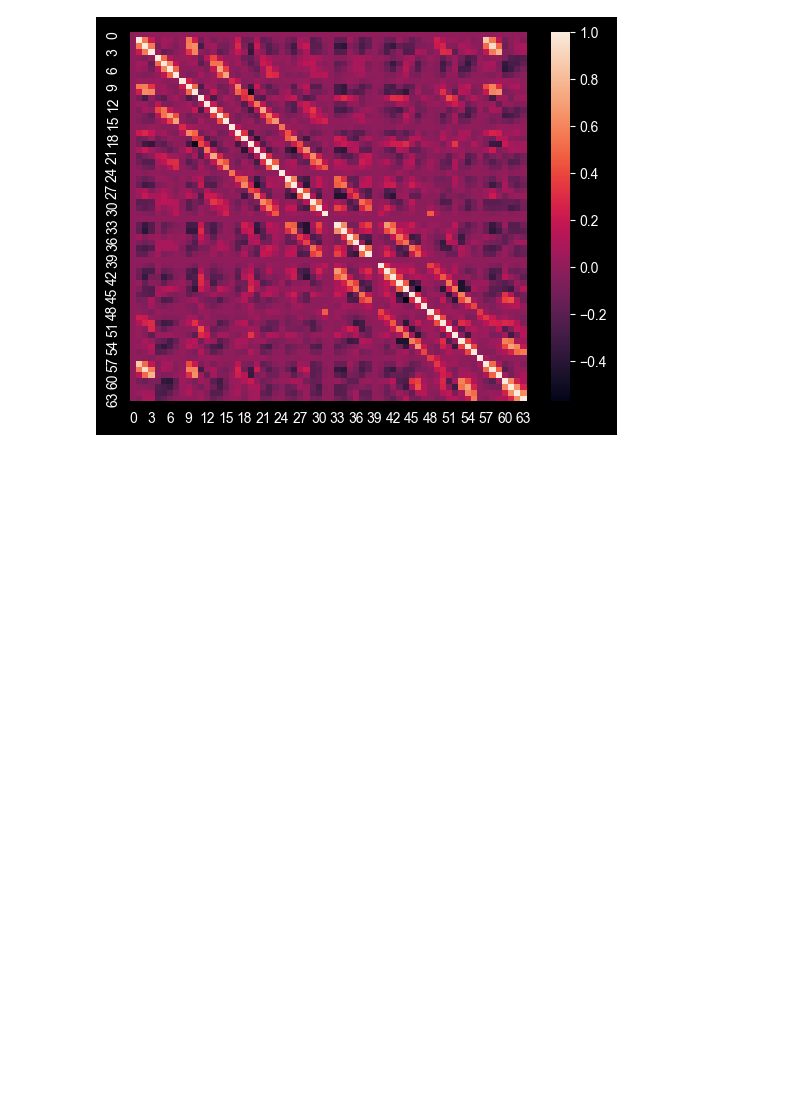
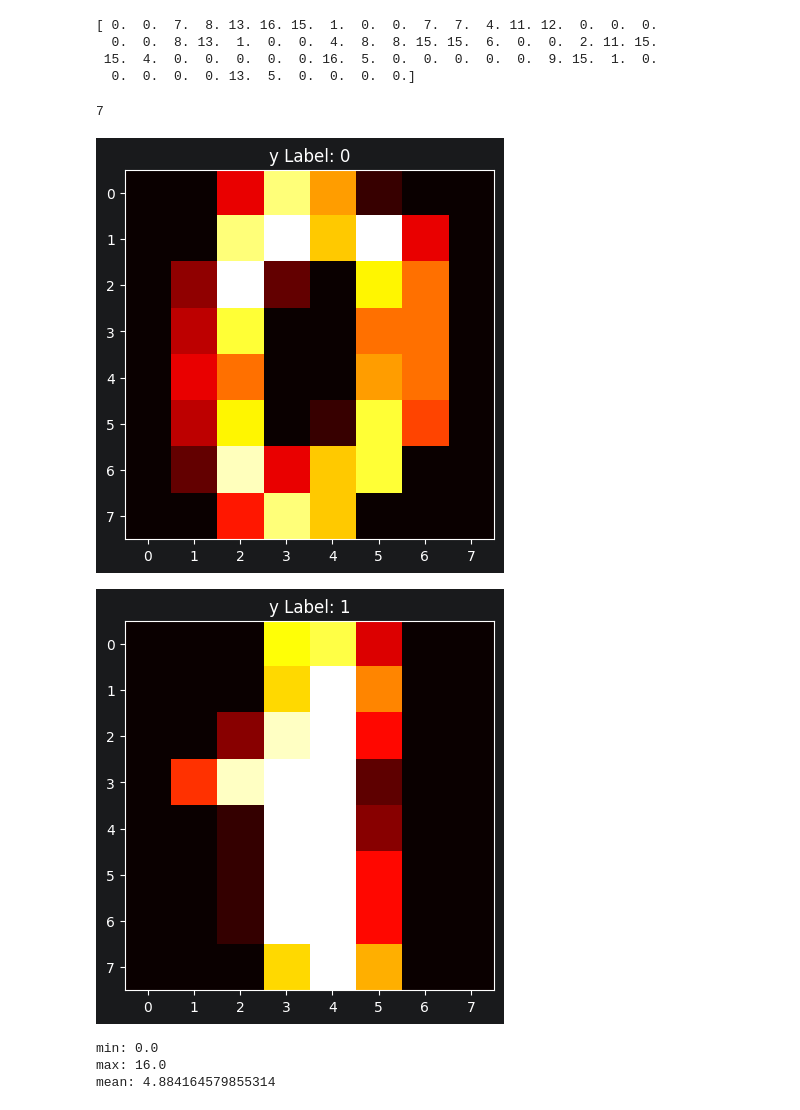
Before and after one commit to kaymansrinivasan/Machine_Learning, a Jupyter notebook: .ipynb/PCA (Computer Vision).ipynb, the cells around one changed output. Cells and saved outputs as stored; diff of their text form; code cells hidden in the pictures; blank space fills up the shorter version.

```diff
--- a/.ipynb/PCA (Computer Vision).ipynb
+++ b/.ipynb/PCA (Computer Vision).ipynb
@@ -35,3 +25,3 @@ dg
 # %%
-x = digits.data
+X = digits.data
 y = digits.target
@@ -72,5 +42,29 @@ eig_vals, eig_vecs = np.linalg.eigh(cov_mat)
-# %%
-sns.heatmap(cov_mat)
-plt.show()
-# %% [output]
-[figure, removed]
+# %%
+print(X[7])
+# %% [output]
+[ 0.  0.  7.  8. 13. 16. 15.  1.  0.  0.  7.  7.  4. 11. 12.  0.  0.  0.
+  0.  0.  8. 13.  1.  0.  0.  4.  8.  8. 15. 15.  6.  0.  0.  2. 11. 15.
+ 15.  4.  0.  0.  0.  0.  0. 16.  5.  0.  0.  0.  0.  0.  9. 15.  1.  0.
+  0.  0.  0.  0. 13.  5.  0.  0.  0.  0.]
+# %%
+print(y[7])
+# %% [output]
+7
+# %%
+import matplotlib.pyplot as plt
+for i in range(2):
+    plt.imshow(X[i].reshape(8,8), cmap='hot')
+    plt.title(f"y Label: {y[i]}")
+    plt.show()
+# %% [output]
+[figure, added]
+[figure, added]
+# %%
+import numpy as np
+print("min:" , np.min(X))
+print("max:" , np.max(X))
+print("mean:" , np.mean(X))
+# %% [output]
+min: 0.0
+max: 16.0
+mean: 4.884164579855314
```
Also changed, not shown: parts of 28 cells of this notebook, 1 other file.
